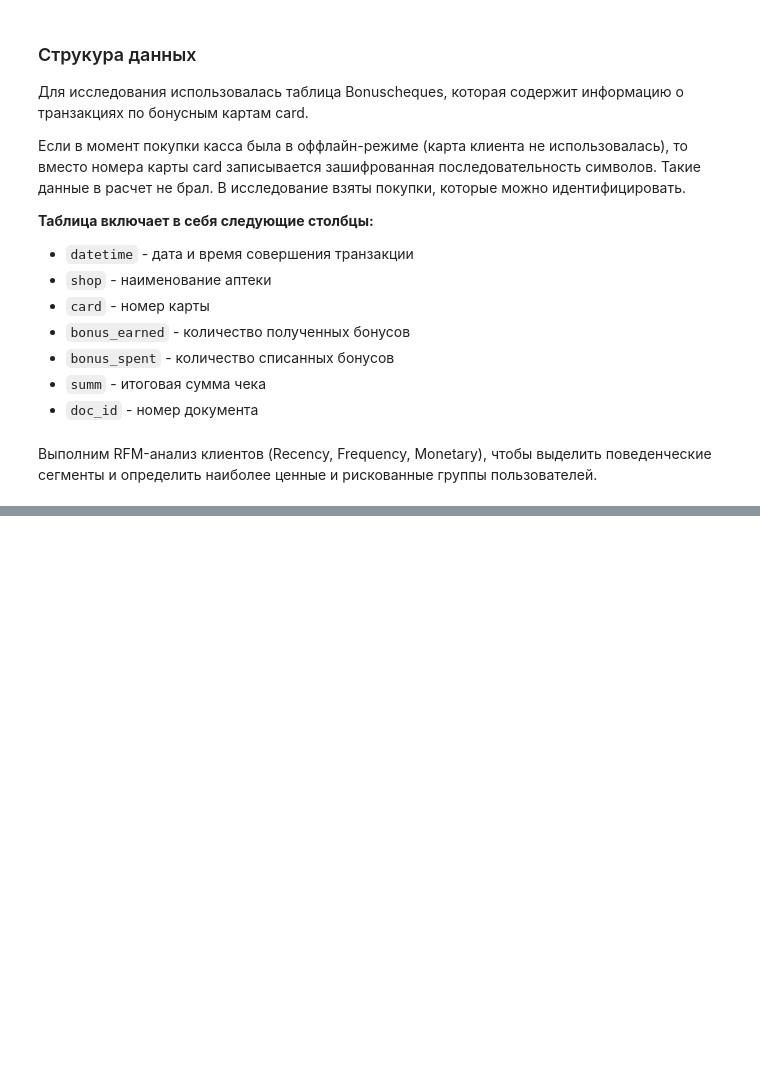
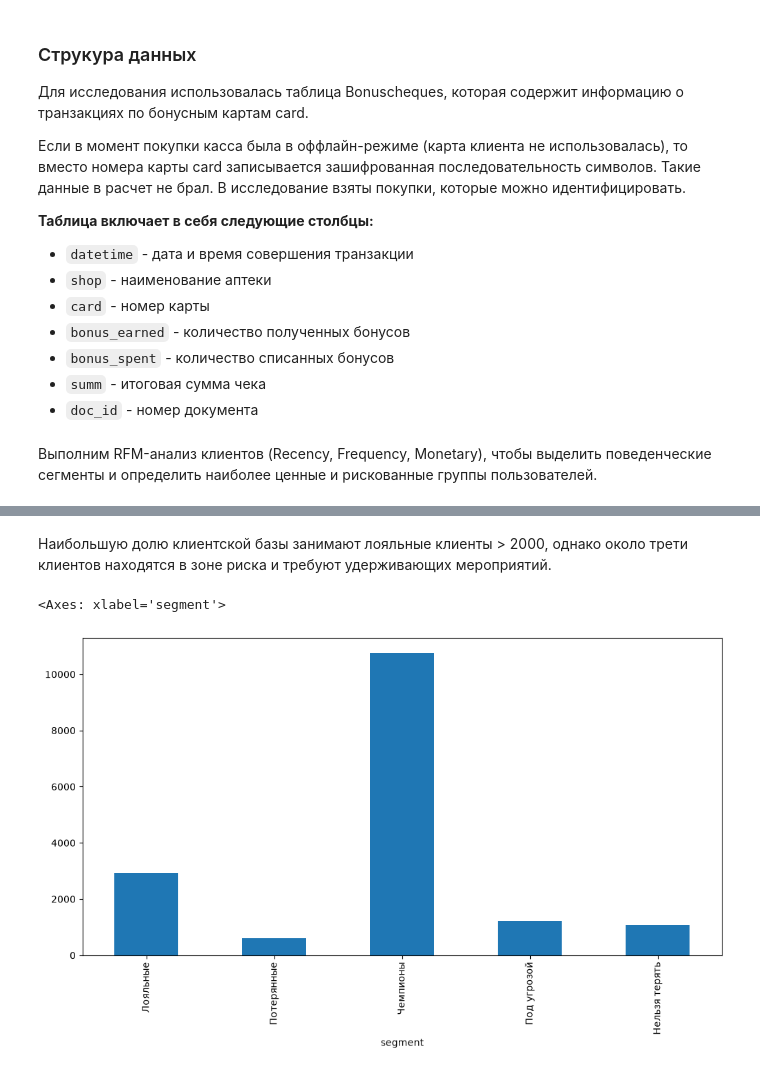
Before and after one commit to artkriukov/portfolio, a Jupyter notebook: projects/rfm-analysis-pharmacy/rfm-pharmacy-analysis.ipynb, the cells around one changed output, grey strips where cells are left out. Cells and saved outputs as stored; diff of their text form; code cells hidden in the pictures; blank space fills up the shorter version.

```diff
--- a/projects/rfm-analysis-pharmacy/rfm-pharmacy-analysis.ipynb
+++ b/projects/rfm-analysis-pharmacy/rfm-pharmacy-analysis.ipynb
@@ -68,0 +77,12 @@ rfm
+# %% [markdown]
+Наибольшую долю клиентской базы занимают лояльные клиенты > 2000, однако около трети клиентов находятся в зоне риска и требуют удерживающих мероприятий.
+# %%
+rfm.plot(
+    kind='bar',
+    x='segment',
+    y='avg_revenue_per_customer',
+    legend=False
+)
+# %% [output]
+<Axes: xlabel='segment'>
+[figure, added]
```
Also changed, not shown: parts of 12 cells of this notebook, 1 other file.
